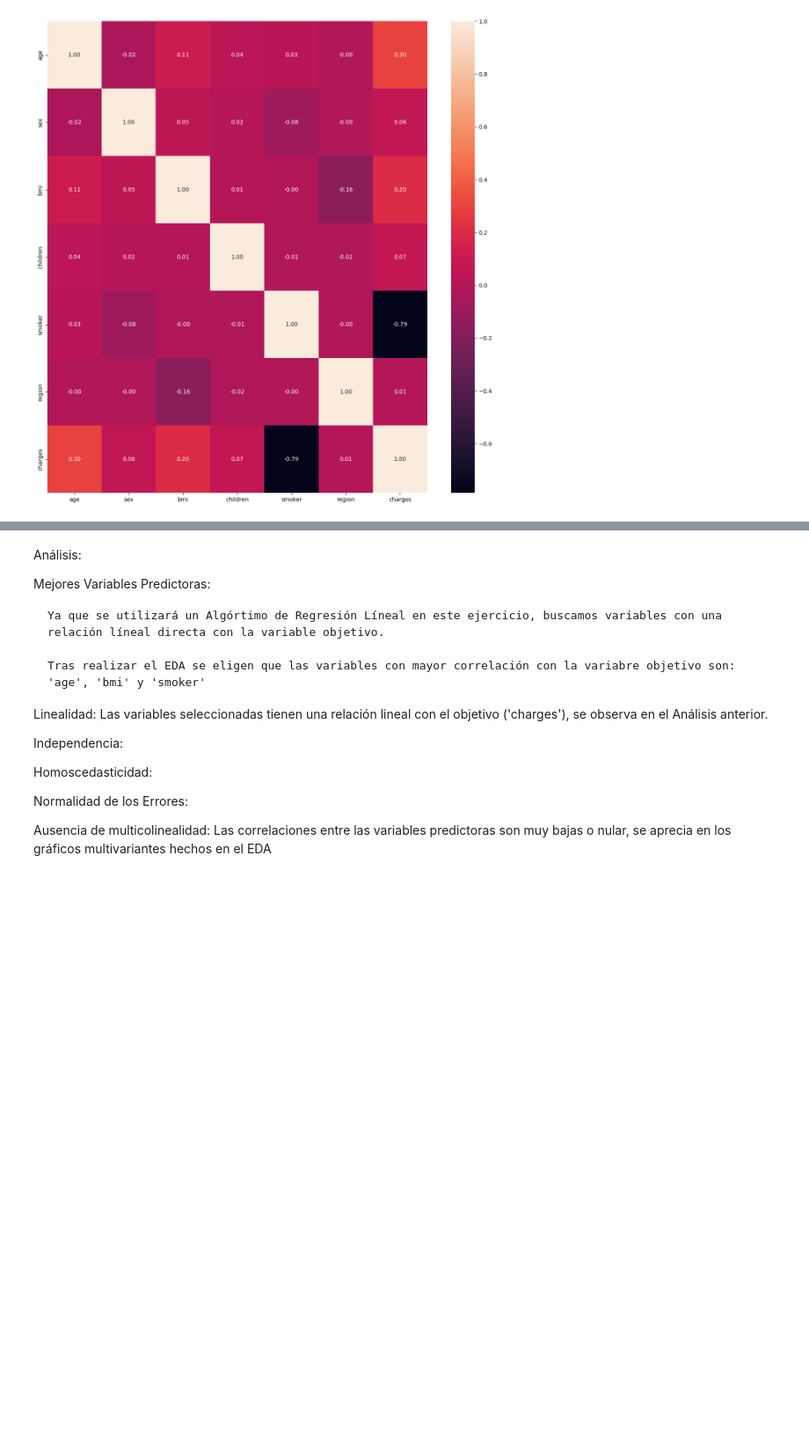
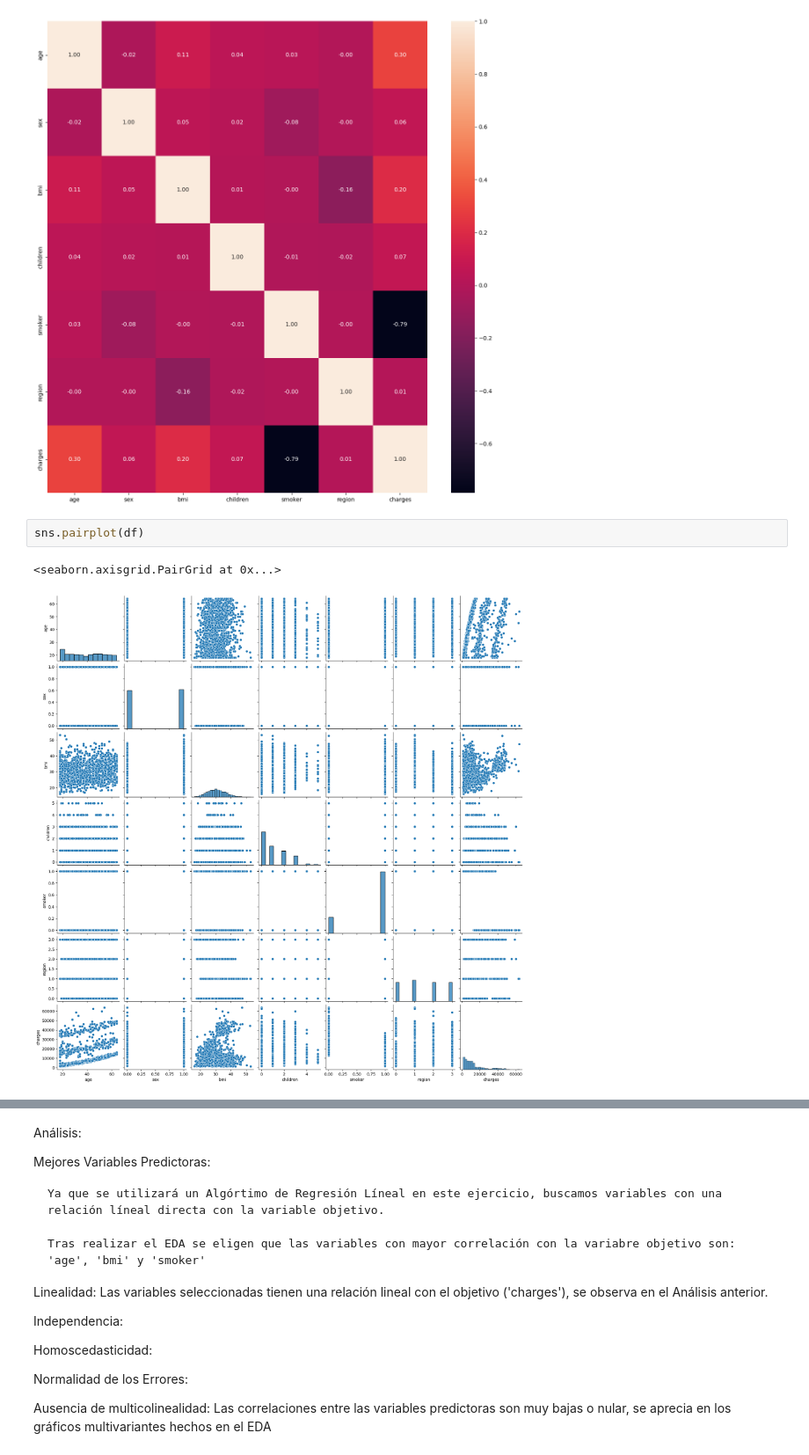
Before and after one commit to LuisCamachoRivero/regresion_lineal, a Jupyter notebook: src/explore.ipynb, the cells around one changed output, grey strips where cells are left out. Shown at 88% size. Cells and saved outputs as stored; diff of their text form; blank space fills up the shorter version.

```diff
--- a/src/explore.ipynb
+++ b/src/explore.ipynb
@@ -199,4 +199,9 @@ sns.heatmap(df.corr(),annot=True,fmt=".2f")
 plt.show()
 # %% [output]
 [figure]
+# %%
+sns.pairplot(df)
+# %% [output]
+<seaborn.axisgrid.PairGrid at 0x...>
+[figure, added]
 # %%
```
Also changed, not shown: parts of 6 cells of this notebook.
